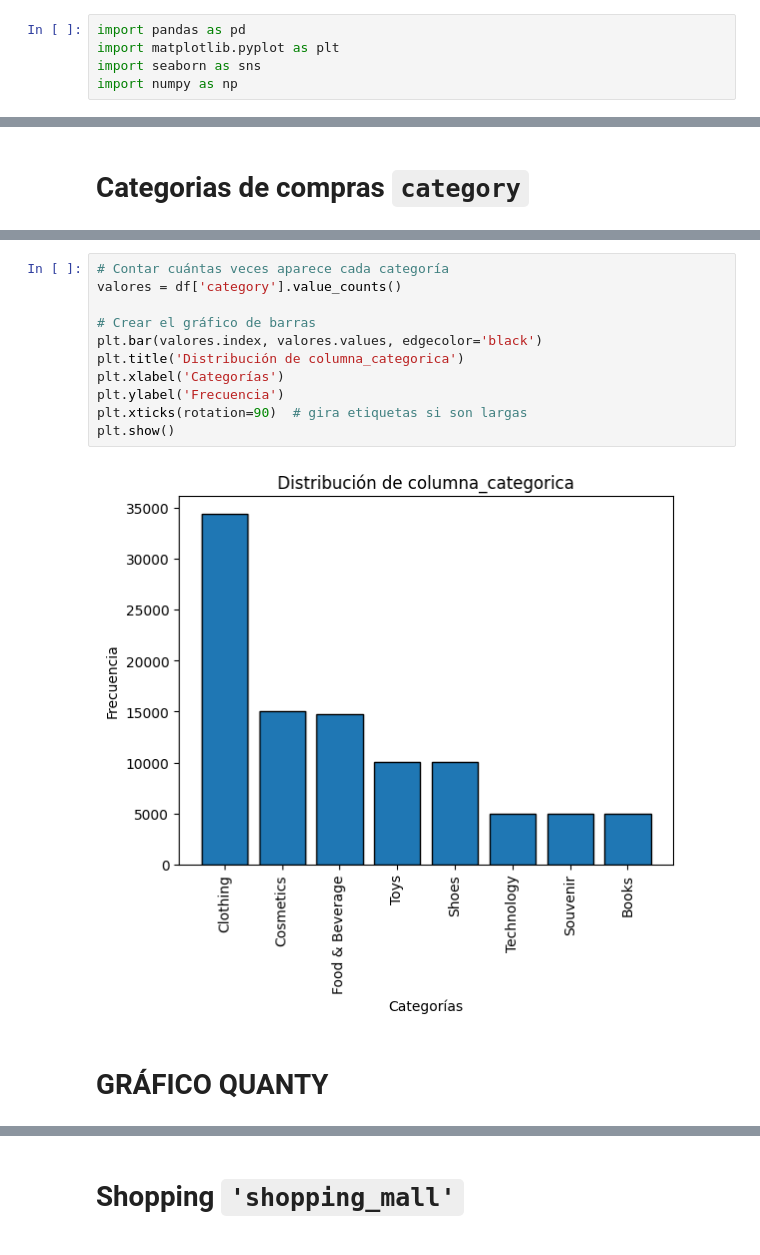
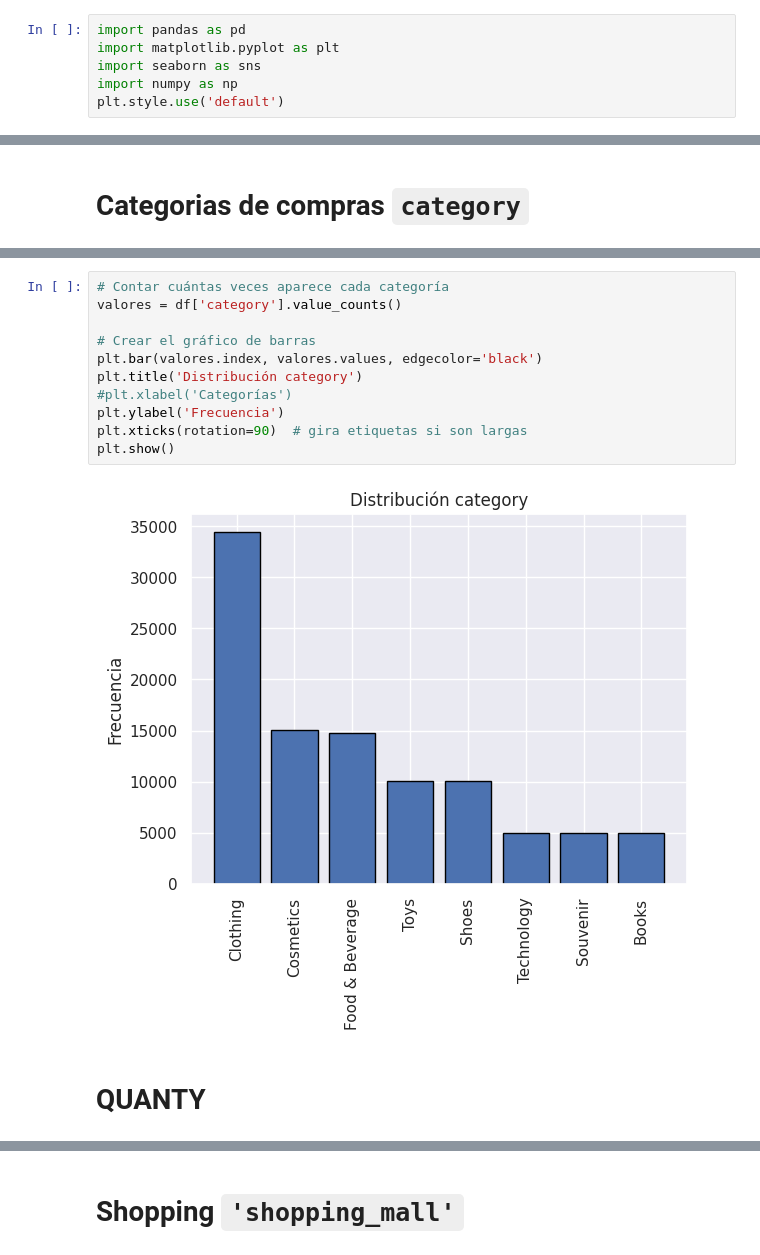
Before and after one commit to federico2018lc/InnovacionDatosProyectoFinal, a Jupyter notebook: analisis_datos_EDA.ipynb, the cells around one changed output, grey strips where cells are left out. Saved outputs shown, nothing was run; the diff lists cells and outputs as text.

```diff
--- a/analisis_datos_EDA.ipynb
+++ b/analisis_datos_EDA.ipynb
@@ -8,6 +8,7 @@ import pandas as pd
 import matplotlib.pyplot as plt
 import seaborn as sns
 import numpy as np
+plt.style.use('default')
 # %% [markdown]
 Lectura del los archivos 'customer_data.csv' y 'sales_data'
 
@@ -425,15 +529,15 @@ plt.show()
 # %%
 # Contar cuántas veces aparece cada categoría
 valores = df['category'].value_counts()
 
 # Crear el gráfico de barras
 plt.bar(valores.index, valores.values, edgecolor='black')
-plt.title('Distribución de columna_categorica')
-plt.xlabel('Categorías')
+plt.title('Distribución category')
+#plt.xlabel('Categorías')
 plt.ylabel('Frecuencia')
 plt.xticks(rotation=90)  # gira etiquetas si son largas
 plt.show()
 # %% [output]
-[figure, old version]
+[figure, new version]
 # %% [markdown]
-# GRÁFICO QUANTY
+# QUANTY
```
Also changed, not shown: parts of 39 cells of this notebook.
